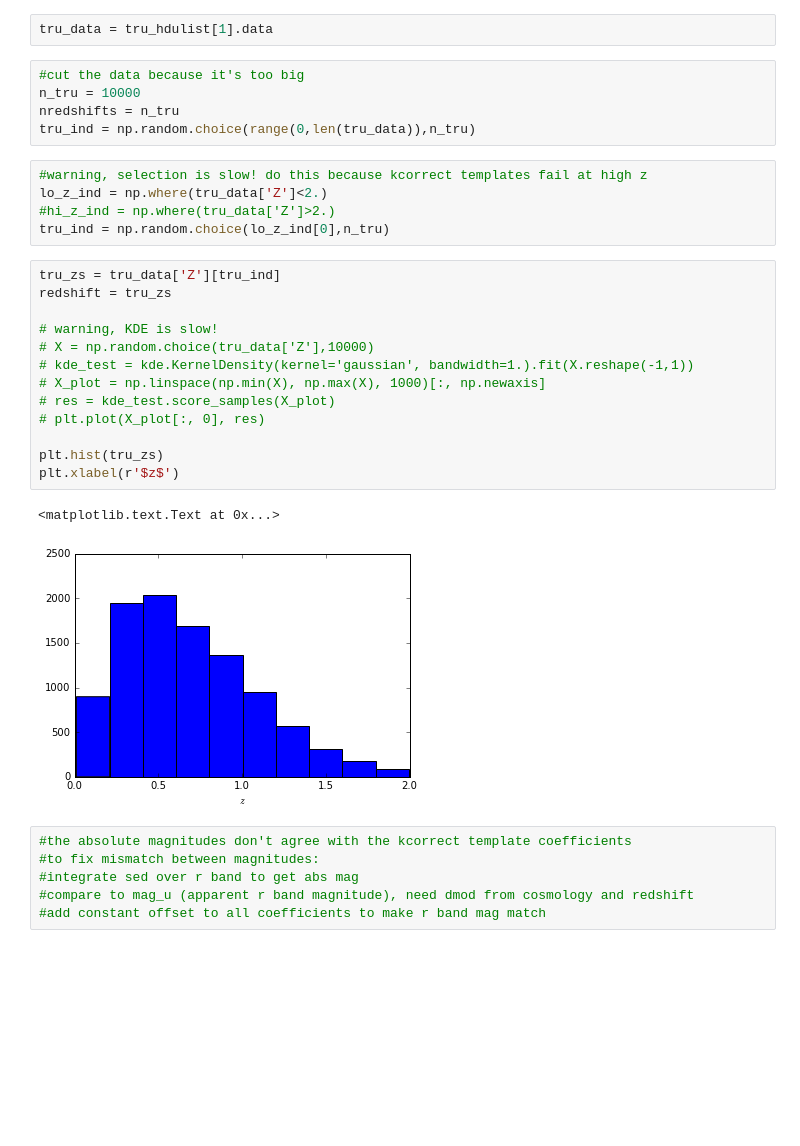
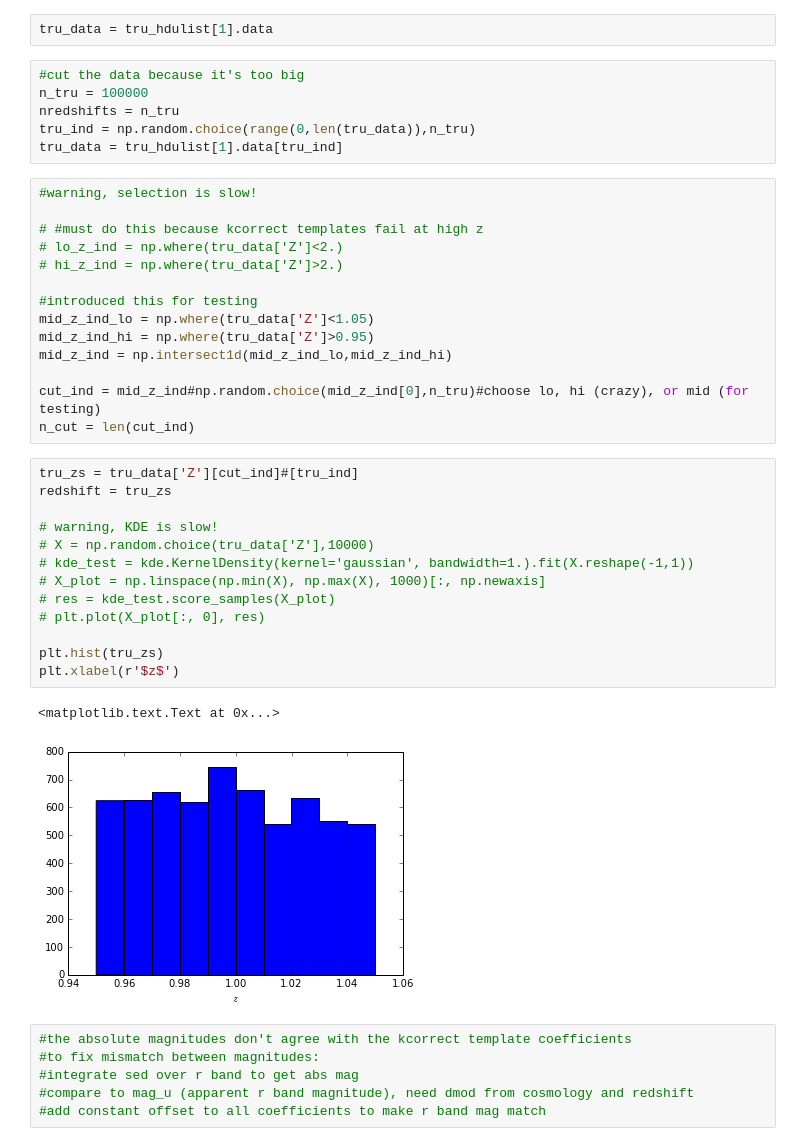
Before and after one commit to aimalz/pretzal, a Jupyter notebook: data-exploration.ipynb, the cells around one changed output. Saved outputs shown, nothing was run; the diff lists cells and outputs as text; blank space fills up the shorter version.

```diff
--- a/data-exploration.ipynb
+++ b/data-exploration.ipynb
@@ -47,30 +47,40 @@ TFORM48 = 'E       '           /
 tru_data = tru_hdulist[1].data
 # %%
 #cut the data because it's too big
-n_tru = 10000
+n_tru = 100000
 nredshifts = n_tru
 tru_ind = np.random.choice(range(0,len(tru_data)),n_tru)
+tru_data = tru_hdulist[1].data[tru_ind]
 # %%
-#warning, selection is slow! do this because kcorrect templates fail at high z
-lo_z_ind = np.where(tru_data['Z']<2.)
-#hi_z_ind = np.where(tru_data['Z']>2.)
-tru_ind = np.random.choice(lo_z_ind[0],n_tru)
+#warning, selection is slow!
+
+# #must do this because kcorrect templates fail at high z
+# lo_z_ind = np.where(tru_data['Z']<2.)
+# hi_z_ind = np.where(tru_data['Z']>2.)
+
+#introduced this for testing
+mid_z_ind_lo = np.where(tru_data['Z']<1.05)
+mid_z_ind_hi = np.where(tru_data['Z']>0.95)
+mid_z_ind = np.intersect1d(mid_z_ind_lo,mid_z_ind_hi)
+
+cut_ind = mid_z_ind#np.random.choice(mid_z_ind[0],n_tru)#choose lo, hi (crazy), or mid (for testing)
+n_cut = len(cut_ind)
 # %%
-tru_zs = tru_data['Z'][tru_ind]
+tru_zs = tru_data['Z'][cut_ind]#[tru_ind]
 redshift = tru_zs
 
 # warning, KDE is slow!
 # X = np.random.choice(tru_data['Z'],10000)
 # kde_test = kde.KernelDensity(kernel='gaussian', bandwidth=1.).fit(X.reshape(-1,1))
 # X_plot = np.linspace(np.min(X), np.max(X), 1000)[:, np.newaxis]
 # res = kde_test.score_samples(X_plot)
 # plt.plot(X_plot[:, 0], res)
 
 plt.hist(tru_zs)
 plt.xlabel(r'$z$')
 # %% [output]
 <matplotlib.text.Text at 0x...>
-[figure, old version]
+[figure, new version]
 # %%
 #the absolute magnitudes don't agree with the kcorrect template coefficients
 #to fix mismatch between magnitudes:
```
Also changed, not shown: parts of 11 cells of this notebook.
